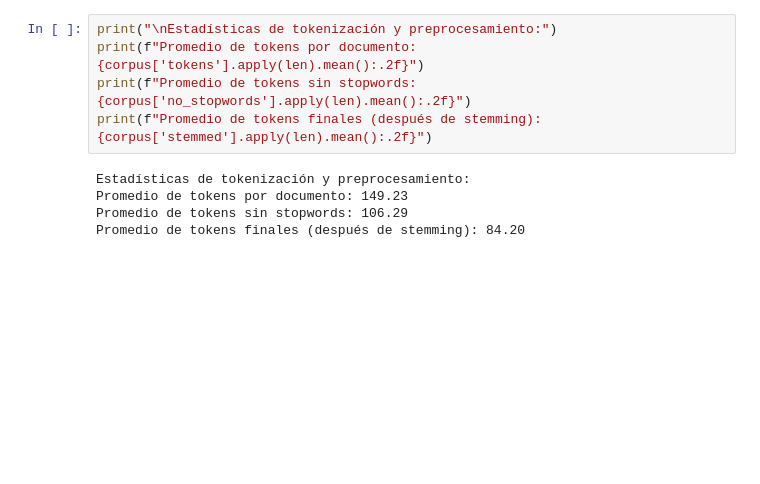
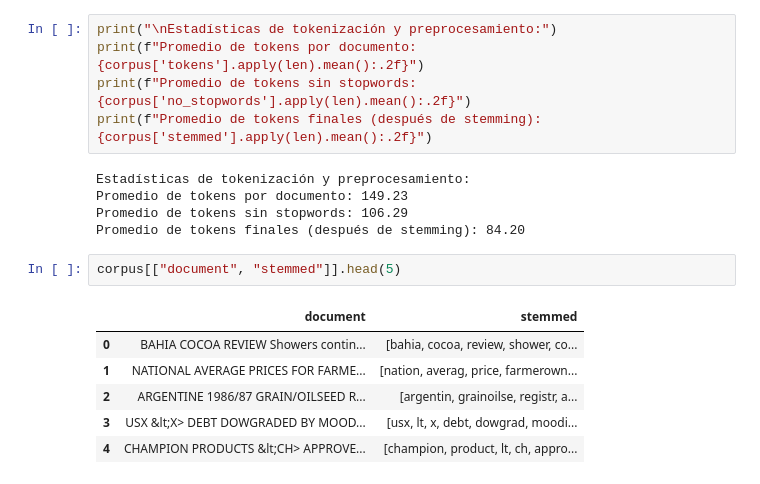
Before and after one commit to freddy1604/Proyecto_Recuperacion_Informacion, a Jupyter notebook: proyecto_RI.ipynb, the cells around one changed output. Cells and saved outputs as stored; diff of their text form; blank space fills up the shorter version.

```diff
--- a/proyecto_RI.ipynb
+++ b/proyecto_RI.ipynb
@@ -407,3 +407,12 @@ Estadísticas de tokenización y preprocesamiento:
 Promedio de tokens por documento: 149.23
 Promedio de tokens sin stopwords: 106.29
 Promedio de tokens finales (después de stemming): 84.20
+# %%
+corpus[["document", "stemmed"]].head(5)
+# %% [output]
+|  | document | stemmed |
+| 0 | BAHIA COCOA REVIEW Showers contin... | [bahia, cocoa, review, shower, co... |
+| 1 | NATIONAL AVERAGE PRICES FOR FARME... | [nation, averag, price, farmerown... |
+| 2 | ARGENTINE 1986/87 GRAIN/OILSEED R... | [argentin, grainoilse, registr, a... |
+| 3 | USX &lt;X> DEBT DOWGRADED BY MOOD... | [usx, lt, x, debt, dowgrad, moodi... |
+| 4 | CHAMPION PRODUCTS &lt;CH> APPROVE... | [champion, product, lt, ch, appro... |
```
Also changed, not shown: parts of 7 cells of this notebook.
